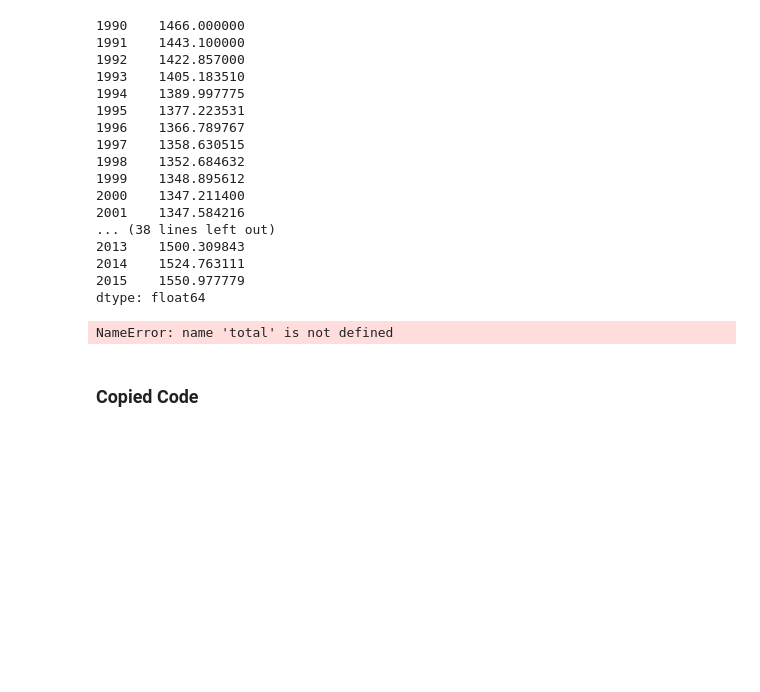
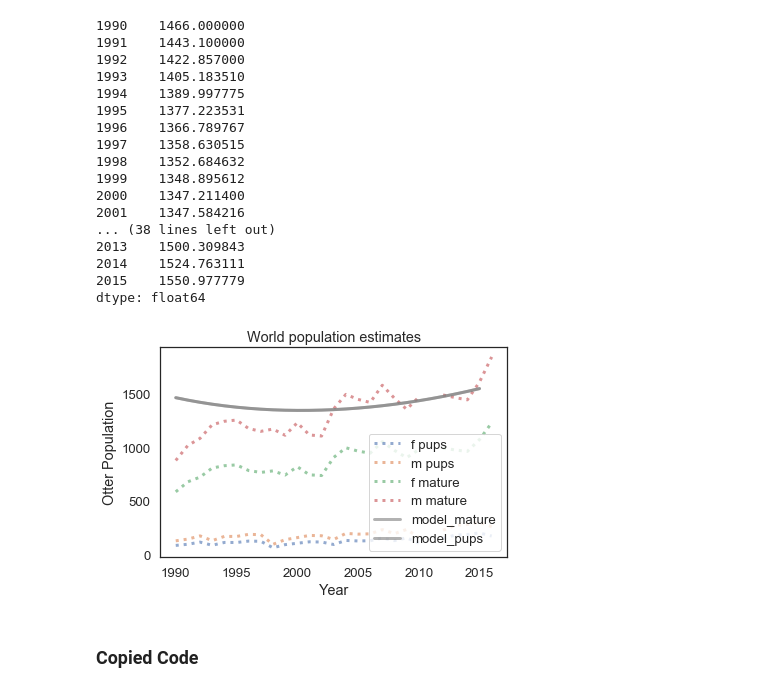
Before and after one commit to MellieZito/Project-1, a Jupyter notebook: code/otters.ipynb, the cells around one changed output. Drawn from its saved outputs; the diff is of its cells as text; code cells hidden in the pictures; blank space fills up the shorter version.

Commit message:
first model

```diff
--- a/code/otters.ipynb
+++ b/code/otters.ipynb
@@ -44,9 +44,9 @@ def plot_results(male_pups, female_pups, f_mature, m_mature, timeseries, timeser
     plot(f_mature, ':', label='f mature')
     plot(m_mature, ':', label='m mature')
     if len(timeseries):
-        plot(timeseries, color='gray', label='model')
+        plot(timeseries, color='gray', label='model_mature')
     if len(timeseries2):
-        plot(timeseries, color='gray', label='model')
+        plot(timeseries, color='gray', label='model_pups')
 
     decorate(xlabel='Year',
              ylabel='Otter Population',
@@ -214,9 +214,9 @@ results_pups = run_simulation(system, update_func1)[1];
 2015    1550.977779
 dtype: float64
 # %%
-plot_results(total, results_mature, results_pups, 'World population estimates')
+plot_results(male_pups, female_pups, f_mature, m_mature, results_mature, results_pups, 'World population estimates')
 # %% [output]
-NameError: name 'total' is not defined
+[figure, added]
 # %% [markdown]
 ### Copied Code
 # %% [markdown]
```
